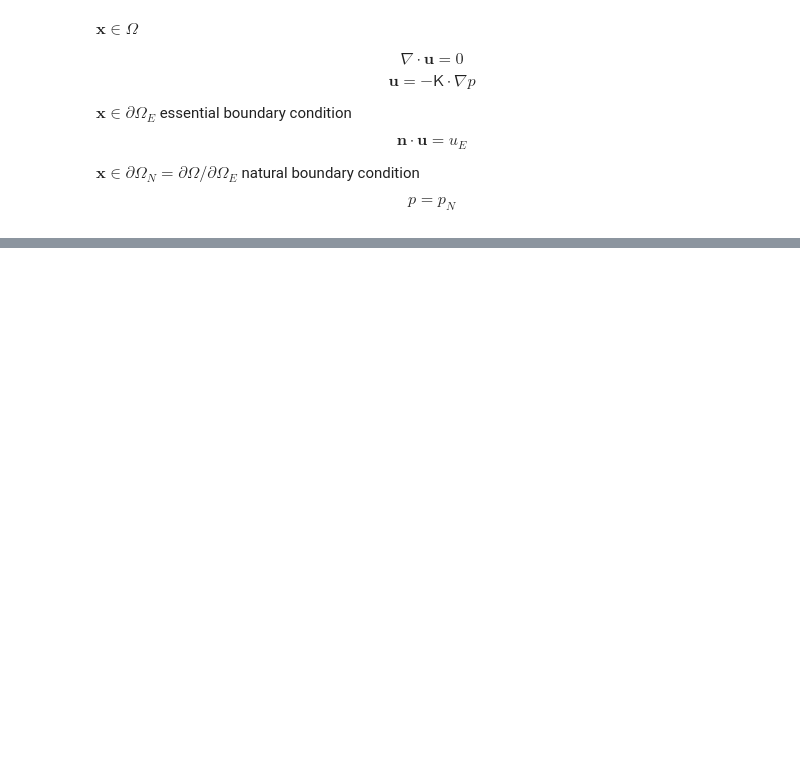
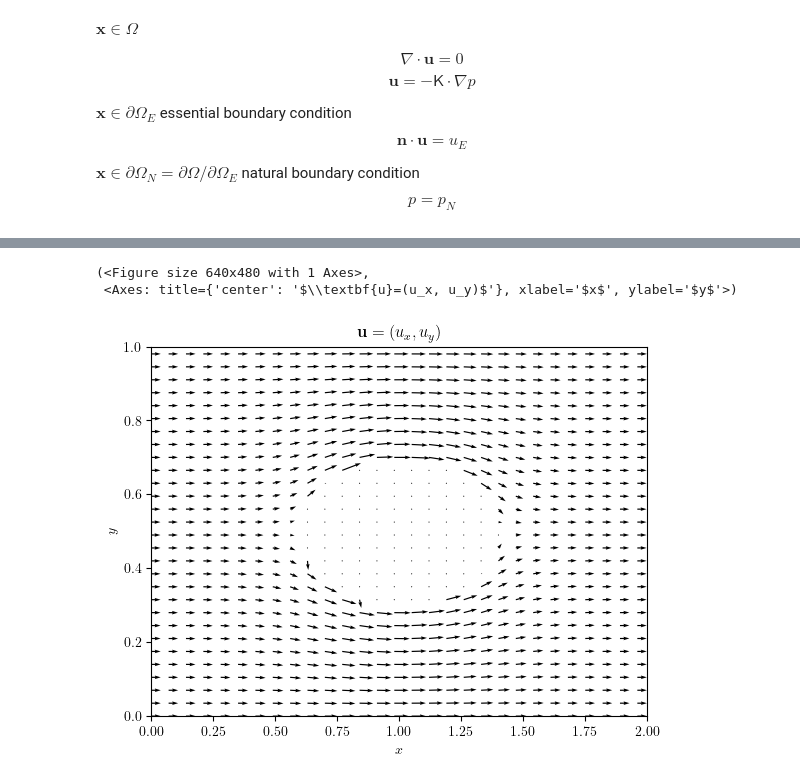
Before and after one commit to george-poole/LUCiFEx, a Jupyter notebook: demo/A05_darcy_flow.ipynb, the cells around one changed output, grey strips where cells are left out. Saved outputs shown, nothing was run; the diff lists cells and outputs as text; code cells hidden in the pictures; blank space fills up the shorter version.

```diff
--- a/demo/A05_darcy_flow.ipynb
+++ b/demo/A05_darcy_flow.ipynb
@@ -118,3 +119,9 @@ Error:
+# %%
+plot_quiver((ux, uy), title="$\\textbf{u}=(u_x, u_y)$", x_label='$x$', y_label='$y$')
+# %% [output]
+(<Figure size 640x480 with 1 Axes>,
+ <Axes: title={'center': '$\\textbf{u}=(u_x, u_y)$'}, xlabel='$x$', ylabel='$y$'>)
+[figure, added]
 # %%
 plot_colormap(k, title='$K$', colorbar=False)
 # %% [output]
```
Also changed, not shown: parts of 6 cells of this notebook, 8 other files.
